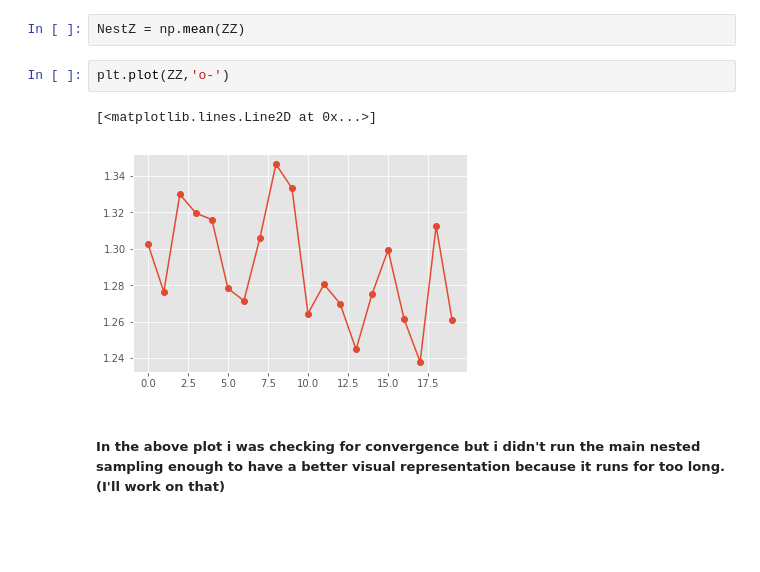
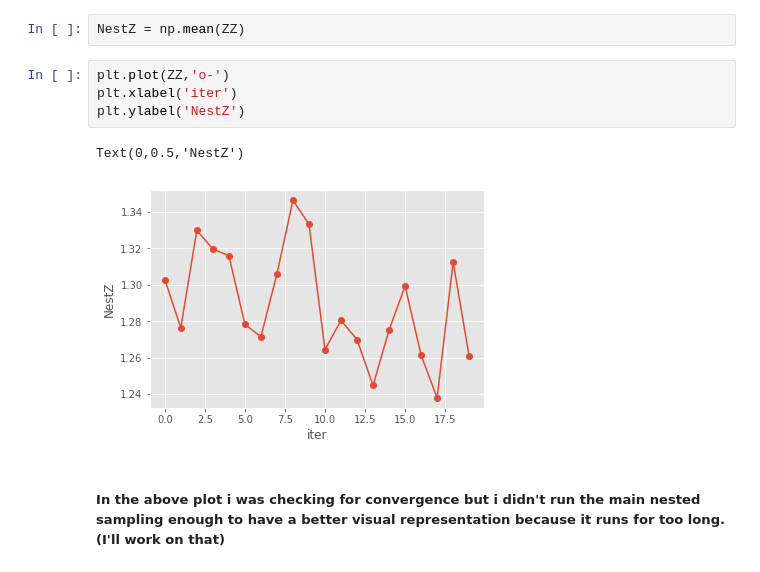
Before and after one commit to HopeMoloko/FireFly, a Jupyter notebook: simpleNested_test.ipynb, the cells around one changed output. Cells and saved outputs as stored; diff of their text form; blank space fills up the shorter version.

```diff
--- a/simpleNested_test.ipynb
+++ b/simpleNested_test.ipynb
@@ -87,9 +87,11 @@ for s in range(20):
 NestZ = np.mean(ZZ)
 # %%
 plt.plot(ZZ,'o-')
+plt.xlabel('iter')
+plt.ylabel('NestZ')
 # %% [output]
-[<matplotlib.lines.Line2D at 0x...>]
+Text(0,0.5,'NestZ')
-[figure, old version]
+[figure, new version]
 # %% [markdown]
 ##### In the above plot i was checking for convergence but i didn't run the main nested sampling enough to have a better visual representation because it runs for too long. (I'll work on that)
 # %%
```
